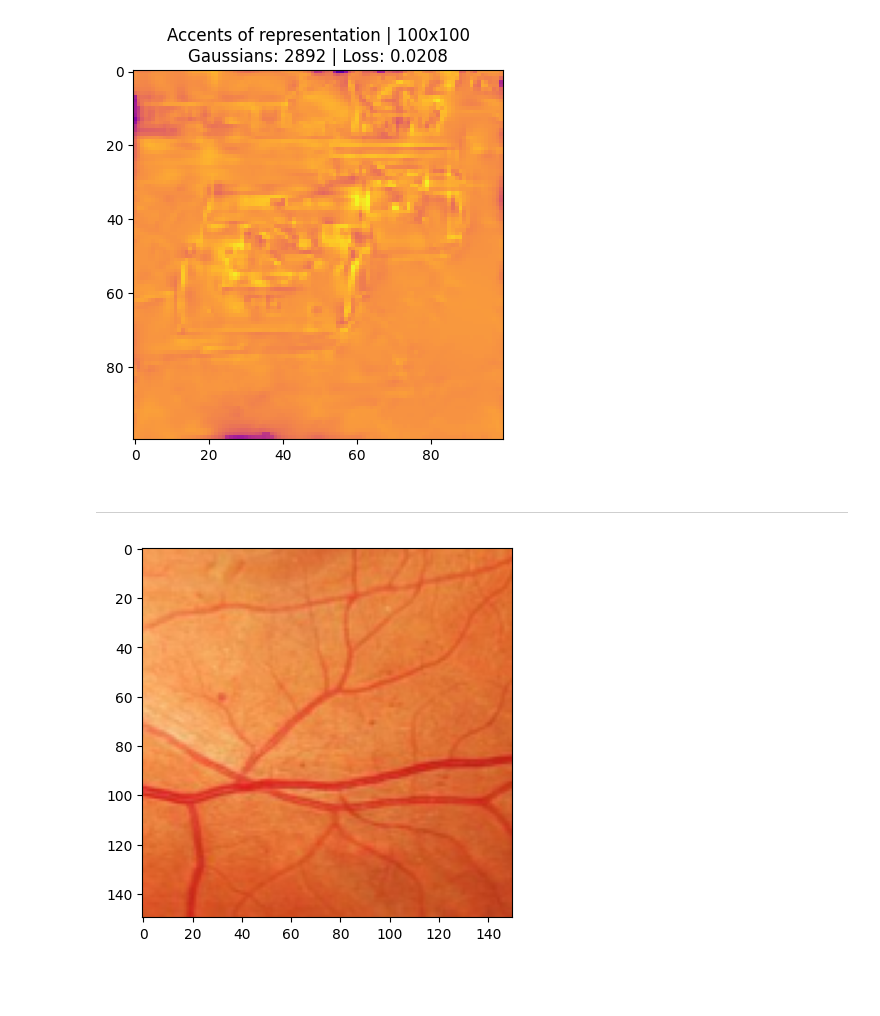
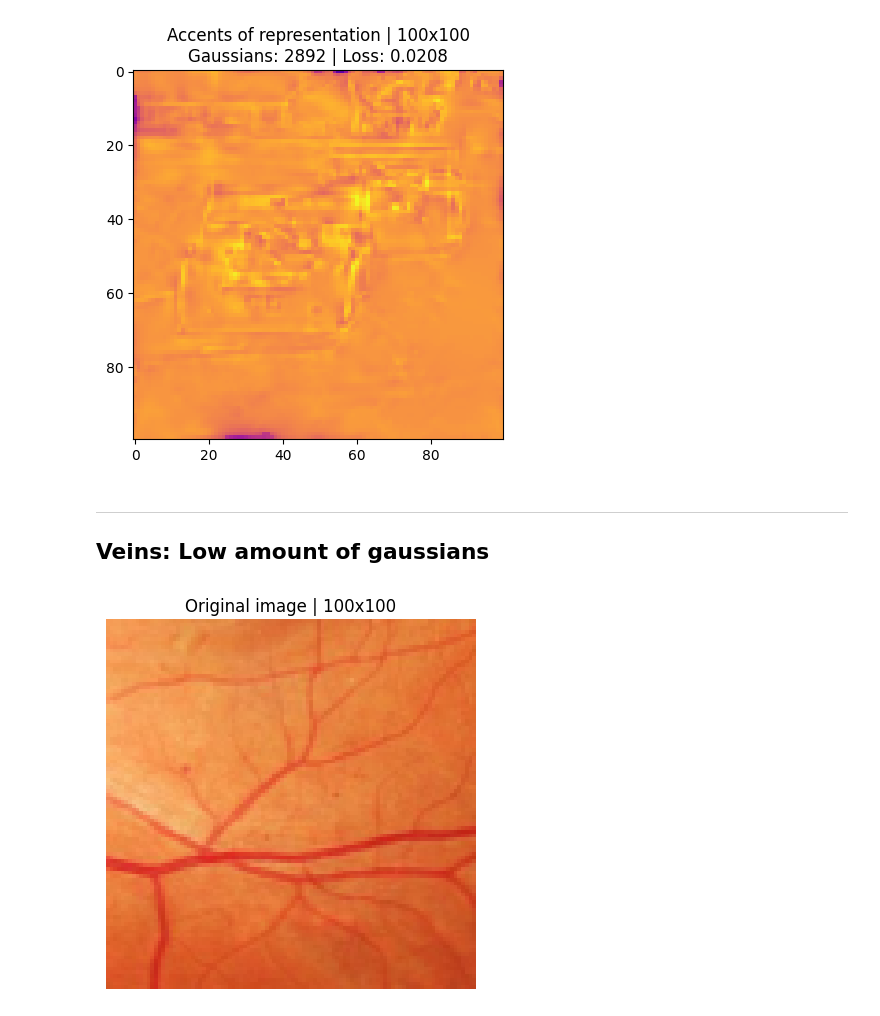
Before and after one commit to SuperVK/sparse-image-repr-bep, a Jupyter notebook: project.ipynb, the cells around one changed output. Cells and saved outputs as stored; diff of their text form; code cells hidden in the pictures; blank space fills up the shorter version.

Commit message:
add vein images

```diff
--- a/project.ipynb
+++ b/project.ipynb
@@ -541,10 +541,11 @@ plot_accents((color_first), (color_second), scale_shear, rotation, translation,
 [figure]
 # %% [markdown]
 ---
+## Veins: Low amount of gaussians
 # %%
 img = torchvision.transforms.functional.crop(torchvision.io.decode_image('./data/retinal-vessels.jpg'), 0, 0, 230, 230).float()
-img = torchvision.transforms.Resize(150)(img).permute(1, 2, 0) / 255
+output_z = torchvision.transforms.Resize(100)(img) / 255
 
-plt.imshow(img, origin='upper');
+plot_original(output_z);
 # %% [output]
-[figure, old version]
+[figure, new version]
```
Also changed, not shown: parts of 13 cells of this notebook.
